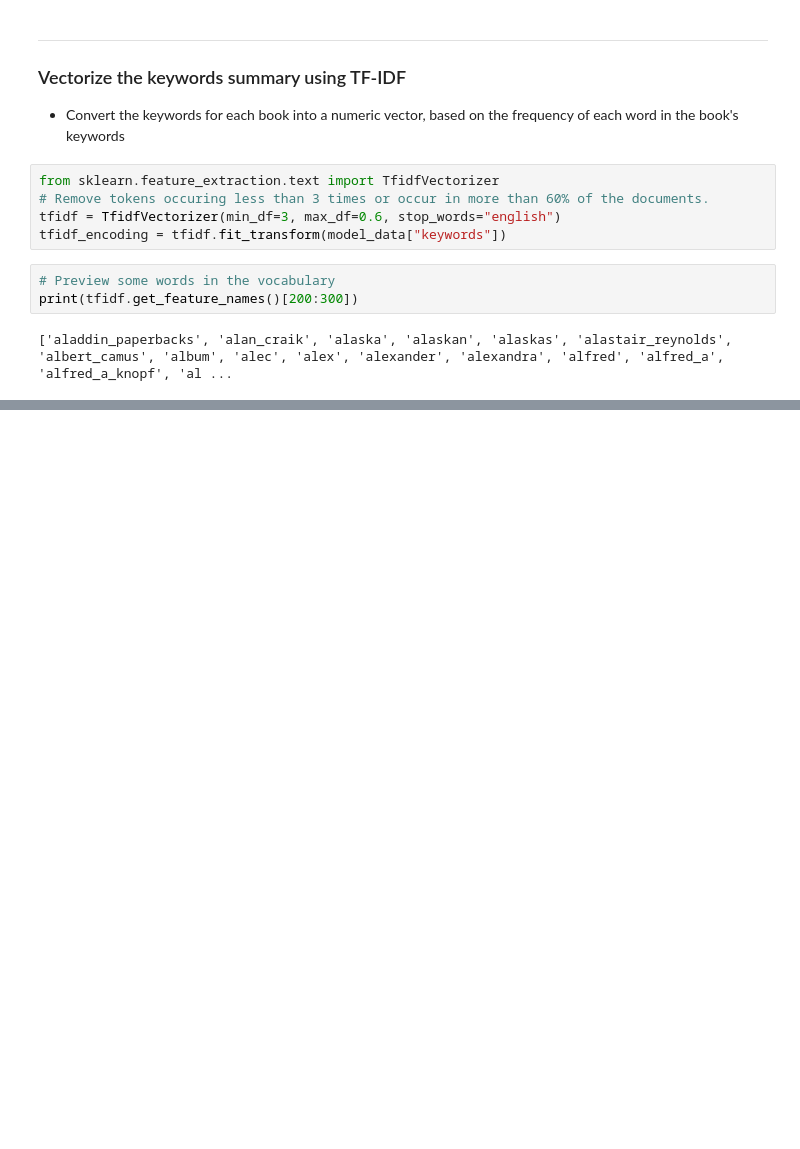
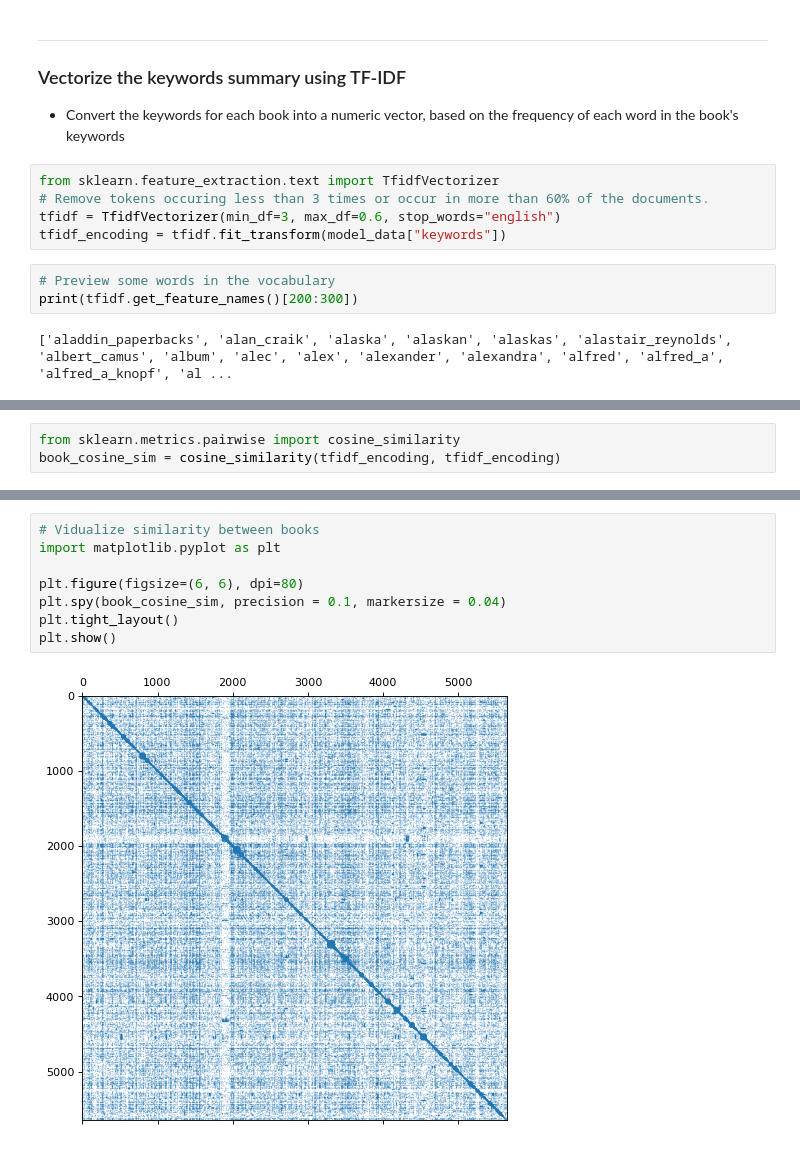
Before and after one commit to AmoliR/nlp-for-book-recommendation, a Jupyter notebook: model.ipynb, the cells around one changed output, grey strips where cells are left out. Saved outputs shown, nothing was run; the diff lists cells and outputs as text; blank space fills up the shorter version.

Commit message:
Model Building: Find similar books using cosine similarity

```diff
--- a/model.ipynb
+++ b/model.ipynb
@@ -29,0 +42,3 @@ print(tfidf.get_feature_names()[200:300])
+# %%
+from sklearn.metrics.pairwise import cosine_similarity
+book_cosine_sim = cosine_similarity(tfidf_encoding, tfidf_encoding)
@@ -29,0 +56,10 @@ print(tfidf.get_feature_names()[200:300])
+# %%
+# Vidualize similarity between books
+import matplotlib.pyplot as plt
+
+plt.figure(figsize=(6, 6), dpi=80)
+plt.spy(book_cosine_sim, precision = 0.1, markersize = 0.04)
+plt.tight_layout()
+plt.show()
+# %% [output]
+[figure, added]
```
Also changed, not shown: parts of 4 cells of this notebook, 1 other file.
